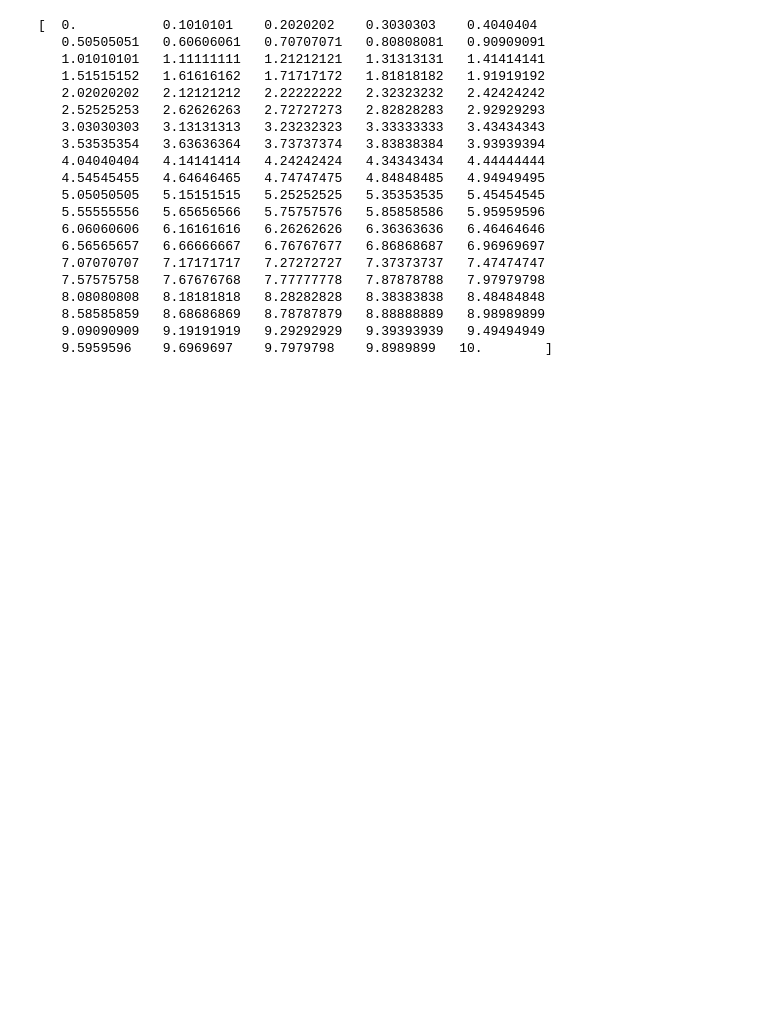
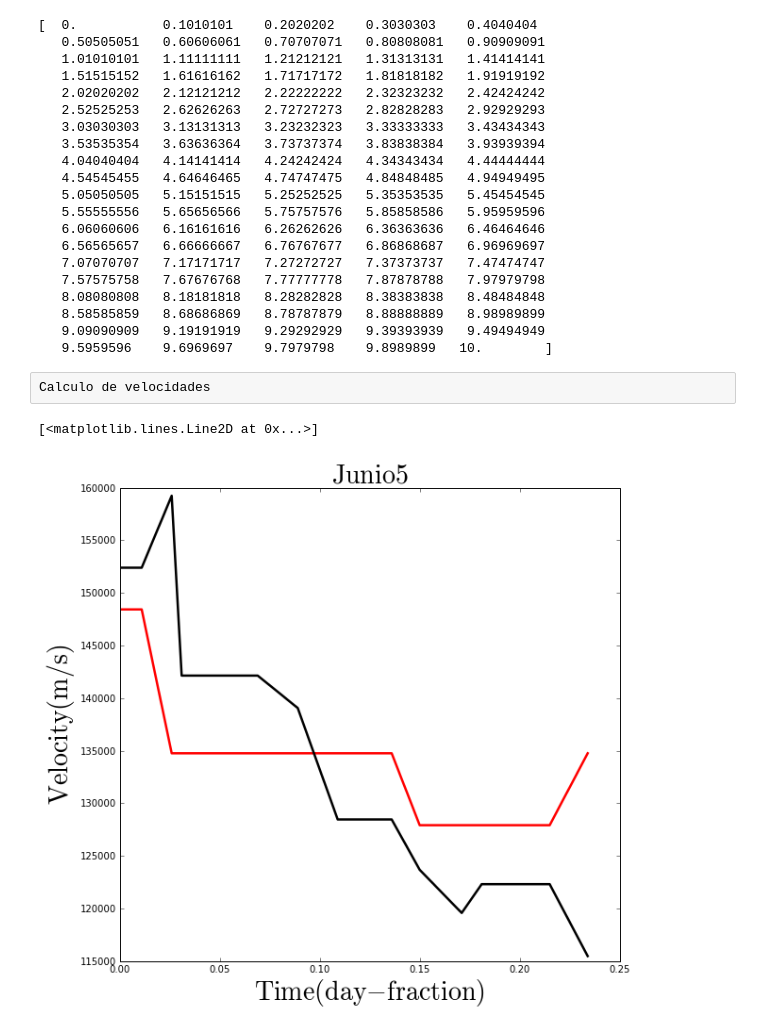
Before and after one commit to jngaravitoc/EpsCra, a Jupyter notebook: Spica.ipynb, the cells around one changed output. Cells and saved outputs as stored; diff of their text form; code cells hidden in the pictures; blank space fills up the shorter version.

```diff
--- a/Spica.ipynb
+++ b/Spica.ipynb
@@ -321,6 +322,9 @@ print len(x1)
 # %% [output]
 29
 # %%
+
+Teorica = 4387.929 # from http://spectra.freeshell.org/spectroweb.html
+
 z = np.where(t<3.2)
 tjulio2 = t[z] - 3 + 27
 z2 = np.where((t<5.3)&(t>4.8))
@@ -332,8 +336,8 @@ X = x1 - x2
 Xjunio5 = X[0:17]
 Xjunio21 = X[17:21]
 Xjulio2 = X[21:29]
-Xt = [Xd[0], Xd[1], Xd[2], Xd[3], Xd[4], Xd[5], Xd[6], Xd[7], Xd[8] ,Xd[9], Xd[10] , Xd[11], Xd[12],Xd[13], Xd[14], Xd[15], Xd[16],Xe[0], Xe[1],Xe[2], Xe[3], Xe[4], Xe[5], Xe[6], Xe[7]]
-print len(T), len(Xt)
+#Xt = [Xd[0], Xd[1], Xd[2], Xd[3], Xd[4], Xd[5], Xd[6], Xd[7], Xd[8] ,Xd[9], Xd[10] , Xd[11], Xd[12],Xd[13], Xd[14], Xd[15], Xd[16],Xe[0], Xe[1],Xe[2], Xe[3], Xe[4], Xe[5], Xe[6], Xe[7]]
+#print len(T), len(Xt)
 
 #plt.scatter(Julio2, Xe)
 #plt.scatter(junio5, Xd)
@@ -395,3 +398,10 @@ print d
    8.58585859   8.68686869   8.78787879   8.88888889   8.98989899
    9.09090909   9.19191919   9.29292929   9.39393939   9.49494949
    9.5959596    9.6969697    9.7979798    9.8989899   10.        ]
+# %% [raw]
+Calculo de velocidades
+# %%
+def velocidad(L_r, L_e):
+    Z = (L_e - L_r) / L_r
+    v = 3e8 * Z  # in m/s
+    return  v
@@ -397,0 +491,10 @@ print d
+# %%
+figure(num=None, figsize=(9.5, 9))
+plt.xlabel('$\mathrm{Time(day-fraction)}$', fontsize=28)
+plt.ylabel('$\mathrm{Velocity(m/s)}$', fontsize=28)
+plt.title('$\mathrm{Junio5}$', fontsize=28)
+plt.plot(tjunio5, V1_junio5, lw=2.5, c='r')
+plt.plot(tjunio5, np.abs(V2_junio5), lw=2.5, c='k')
+# %% [output]
+[<matplotlib.lines.Line2D at 0x...>]
+[figure, added]
```
Also changed, not shown: parts of 4 cells of this notebook.
